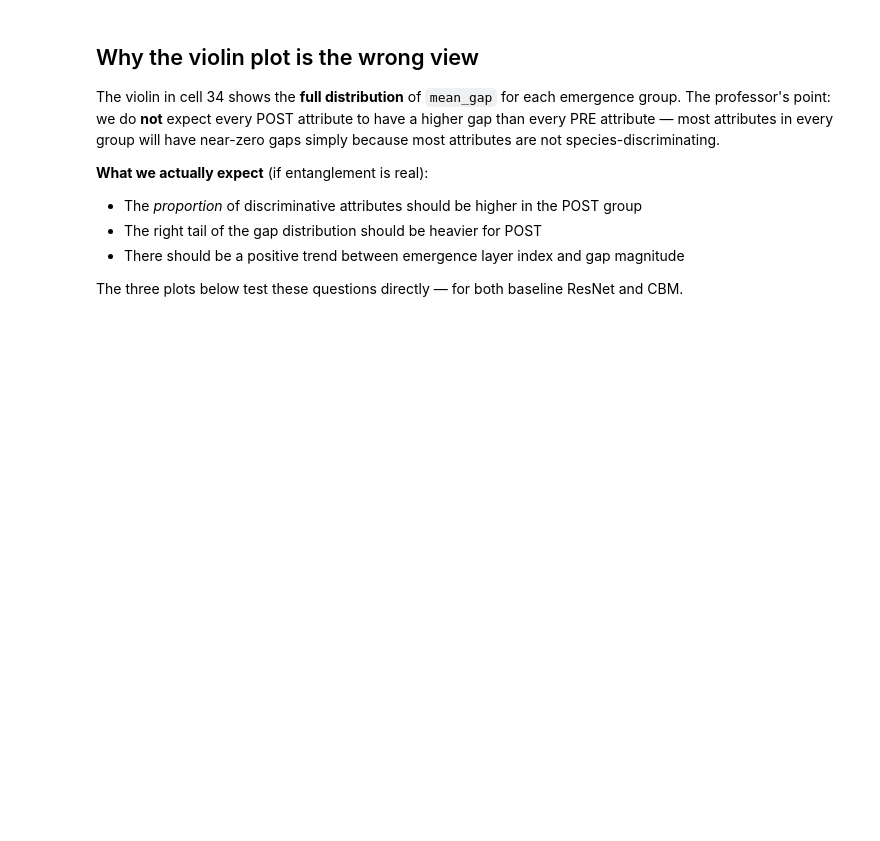
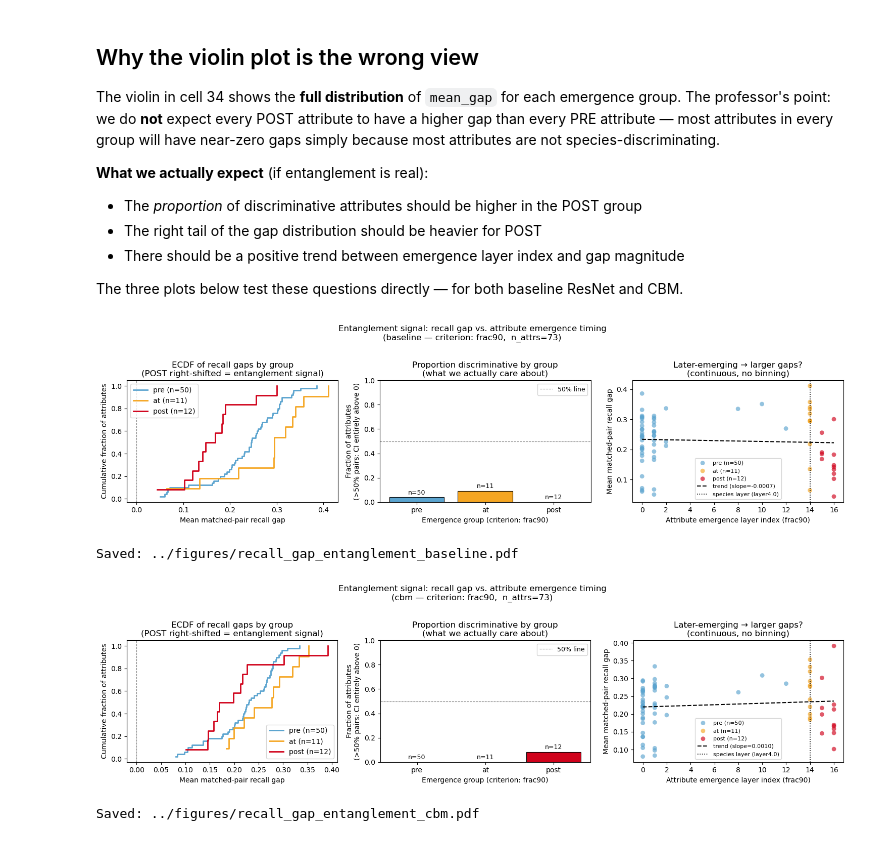
Before and after one commit to chinmayi-r/CBM-Concept-Backwash, a Jupyter notebook: notebooks/recall.ipynb, the cells around one changed output. Drawn from its saved outputs; the diff is of its cells as text; code cells hidden in the pictures; blank space fills up the shorter version.

```diff
--- a/notebooks/recall.ipynb
+++ b/notebooks/recall.ipynb
@@ -1764,9 +1856,9 @@ The three plots below test these questions directly — for both baseline ResNet
 #   - merges summary (frac_ci_above0) with attr_emerge_df groups
 #
 # Three views per model:
-#   1. ECDF of mean_gap by group — heavier right tail in POST = signal
+#   1. ECDF of gap_mean by group — heavier right tail in POST = signal
 #   2. % attributes with CI entirely above 0 by group — directional proportion test
-#   3. Scatter: continuous emergence index vs. mean_gap with regression trend
+#   3. Scatter: continuous emergence index vs. gap_mean with regression trend
 
 import matplotlib.pyplot as plt
 import numpy as np
@@ -1789,10 +1881,10 @@ for model_name in ["baseline", "cbm"]:
 
     fig, axes = plt.subplots(1, 3, figsize=(15, 4))
 
-    # ── Plot 1: ECDF of mean_gap by group ────────────────────────────────────
+    # ── Plot 1: ECDF of gap_mean by group ────────────────────────────────────
     ax = axes[0]
     for g in group_order:
-        vals = sg[sg["group"] == g]["mean_gap"].dropna().values
+        vals = sg[sg["group"] == g]["gap_mean"].dropna().values
         if len(vals) == 0:
             continue
         vals_s = np.sort(vals)
@@ -1837,41 +1929,46 @@ for model_name in ["baseline", "cbm"]:
                 ha="center", va="center", transform=ax.transAxes)
         ax.set_title("Proportion discriminative")
 
-    # ── Plot 3: Scatter — continuous emergence index vs. mean_gap ─────────────
+    # ── Plot 3: Scatter — continuous emergence index vs. gap_mean ─────────────
     ax = axes[2]
     if emerge_col in sg.columns:
         for g in group_order:
-            sub = sg[sg["group"] == g].dropna(subset=["mean_gap", emerge_col])
+            sub = sg[sg["group"] == g].dropna(subset=["gap_mean", emerge_col])
             if len(sub) == 0:
                 continue
-            ax.scatter(sub[emerge_col], sub["mean_gap"],
+            ax.scatter(sub[emerge_col], sub["gap_mean"],
                        label=f"{g} (n={len(sub)})",
                        color=group_colors.get(g), alpha=0.65, s=40, edgecolors="none")
-        all_v = sg.dropna(subset=["mean_gap", emerge_col])
+        all_v = sg.dropna(subset=["gap_mean", emerge_col])
         if len(all_v) > 5:
             xs = all_v[emerge_col].values.astype(float)
-            ys = all_v["mean_gap"].values
+            ys = all_v["gap_mean"].values
             m, b = np.polyfit(xs, ys, 1)
             xline = np.linspace(xs.min(), xs.max(), 100)
             ax.plot(xline, m * xline + b, color="black", linestyle="--",
                     linewidth=1.5, label=f"trend (slope={m:.4f})")
         ax.axvline(species_emerge_idx_ba, color="black", linestyle=":", linewidth=1.2,
                    label=f"species layer ({LAYERS[species_emerge_idx_ba]})")
         ax.set_xlabel(f"Attribute emergence layer index ({EMERGE_CRITERION})")
         ax.set_ylabel("Mean matched-pair recall gap")
         ax.set_title("Later-emerging → larger gaps?\n(continuous, no binning)")
         ax.legend(fontsize=8)
     else:
         ax.text(0.5, 0.5, f"Column '{emerge_col}' not in data",
                 ha="center", va="center", transform=ax.transAxes)
 
     plt.suptitle(
         f"Entanglement signal: recall gap vs. attribute emergence timing\n"
         f"({model_name} — criterion: {EMERGE_CRITERION},  n_attrs={len(sg)})",
         fontsize=12, y=1.02
     )
     plt.tight_layout()
     fig_path = f"../figures/recall_gap_entanglement_{model_name}.pdf"
     plt.savefig(fig_path, bbox_inches="tight")
     plt.show()
     print(f"Saved: {fig_path}")
+# %% [output]
+[figure, added]
+Saved: ../figures/recall_gap_entanglement_baseline.pdf
+[figure, added]
+Saved: ../figures/recall_gap_entanglement_cbm.pdf
```
Also changed, not shown: parts of 13 cells of this notebook, 10 other files.
